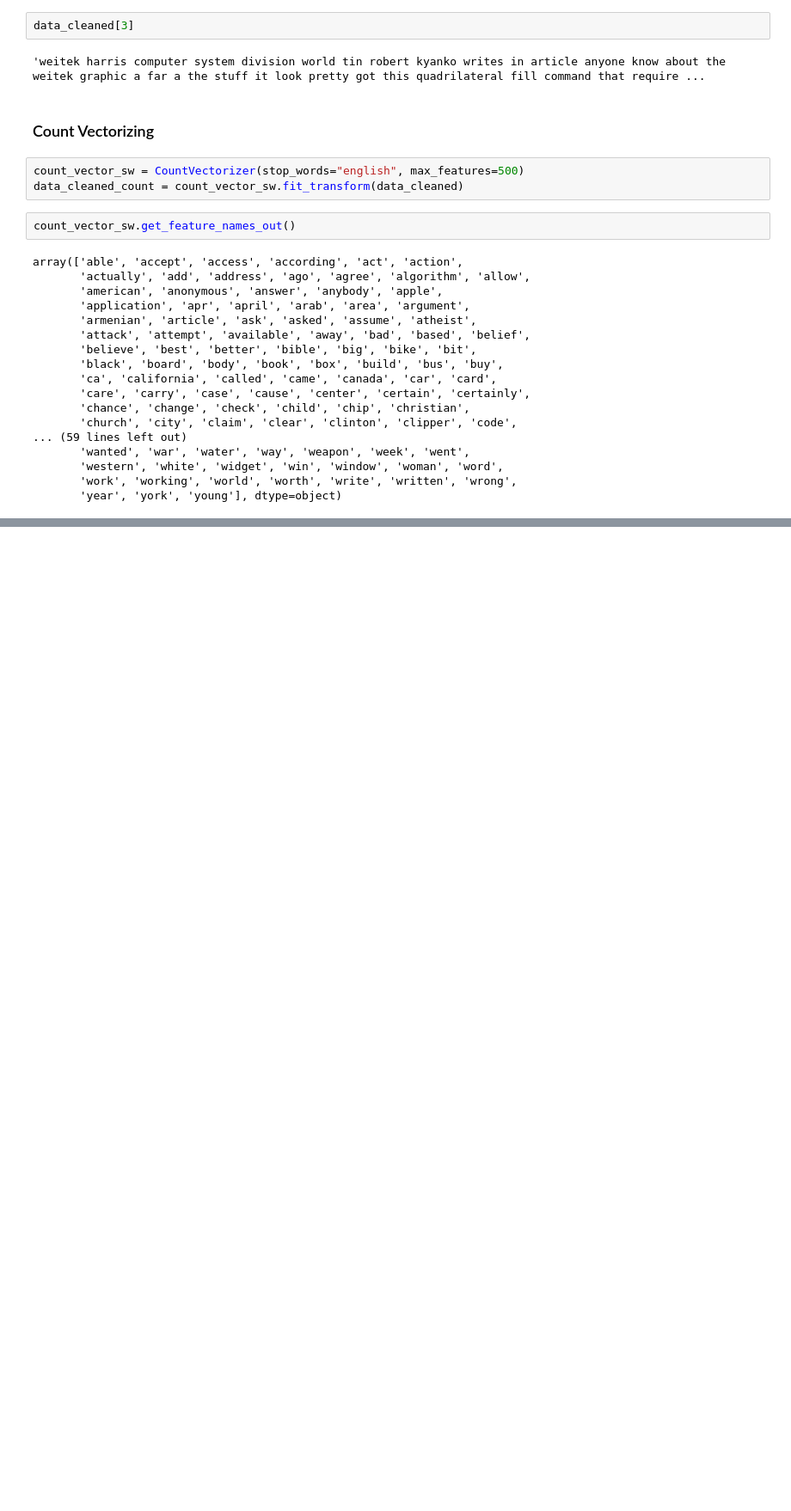
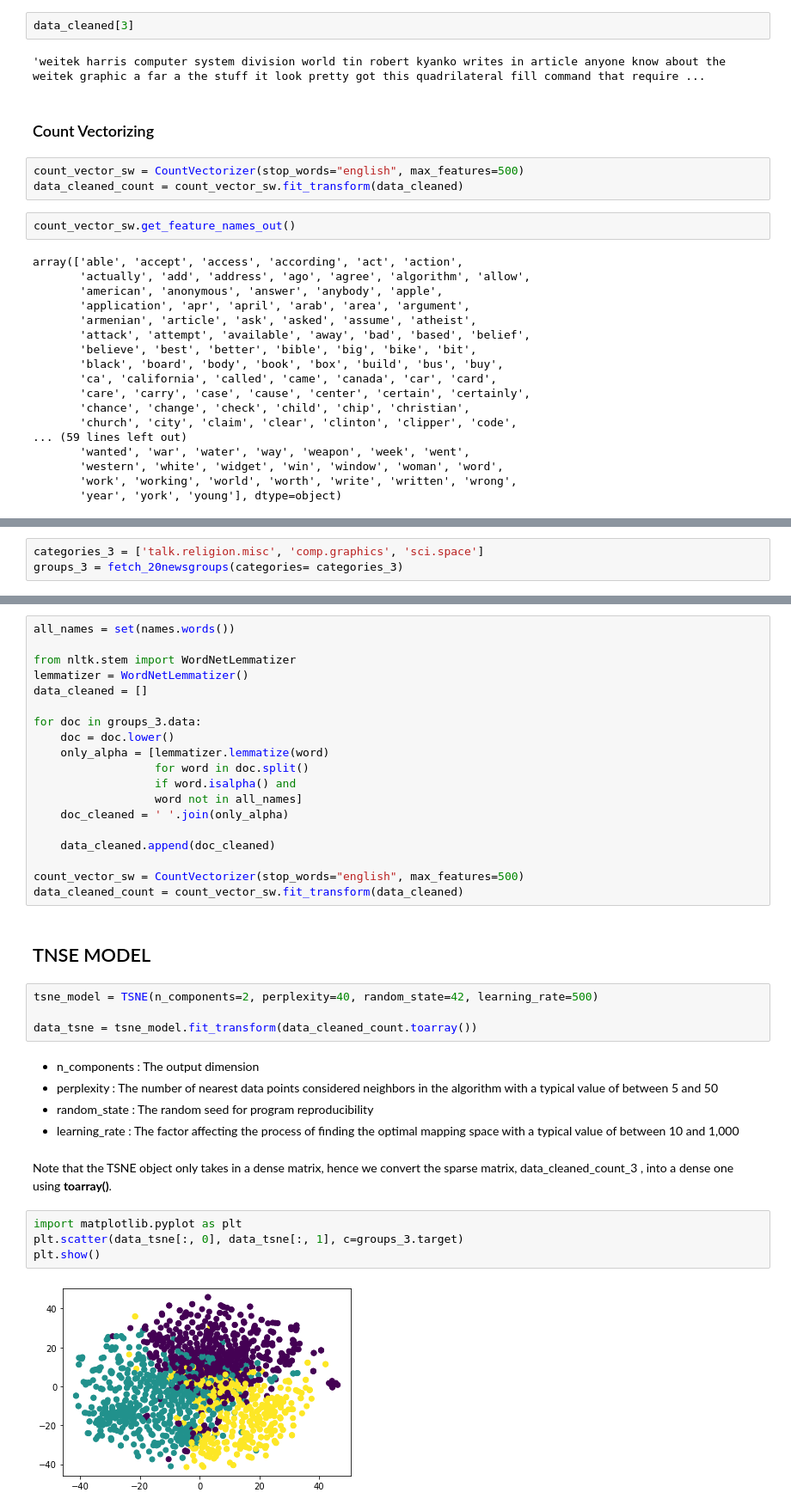
Before and after one commit to deepankarck2/447--Machine-Learning, a Jupyter notebook: NLP/NLP Intro with t-SNE.ipynb, the cells around one changed output, grey strips where cells are left out. Shown at 86% size. Cells and saved outputs as stored; diff of their text form; blank space fills up the shorter version.

```diff
--- a/NLP/Untitled.ipynb
+++ b/NLP/NLP Intro with t-SNE.ipynb
@@ -362,0 +369,3 @@ array(['able', 'accept', 'access', 'according', 'act', 'action',
+# %%
+categories_3 = ['talk.religion.misc', 'comp.graphics', 'sci.space']
+groups_3 = fetch_20newsgroups(categories= categories_3)
@@ -362,0 +376,41 @@ array(['able', 'accept', 'access', 'according', 'act', 'action',
+# %%
+all_names = set(names.words())
+
+from nltk.stem import WordNetLemmatizer
+lemmatizer = WordNetLemmatizer()
+data_cleaned = []
+
+for doc in groups_3.data:
+    doc = doc.lower()
+    only_alpha = [lemmatizer.lemmatize(word)
+                  for word in doc.split()
+                  if word.isalpha() and
+                  word not in all_names]
+    doc_cleaned = ' '.join(only_alpha)
+
+    data_cleaned.append(doc_cleaned)
+
+count_vector_sw = CountVectorizer(stop_words="english", max_features=500)
+data_cleaned_count = count_vector_sw.fit_transform(data_cleaned)
+# %% [markdown]
+## TNSE MODEL
+# %%
+tsne_model = TSNE(n_components=2, perplexity=40, random_state=42, learning_rate=500)
+
+data_tsne = tsne_model.fit_transform(data_cleaned_count.toarray())
+# %% [markdown]
+* n_components : The output dimension
+* perplexity : The number of nearest data points considered neighbors in the
+algorithm with a typical value of between 5 and 50
+* random_state : The random seed for program reproducibility
+* learning_rate : The factor affecting the process of finding the optimal mapping
+space with a typical value of between 10 and 1,000
+# %% [markdown]
+Note that the TSNE object only takes in a dense matrix, hence we convert the sparse
+matrix, data_cleaned_count_3 , into a dense one using **toarray()**.
+# %%
+import matplotlib.pyplot as plt
+plt.scatter(data_tsne[:, 0], data_tsne[:, 1], c=groups_3.target)
+plt.show()
+# %% [output]
+[figure, added]
```
Also changed, not shown: parts of 10 cells of this notebook.
